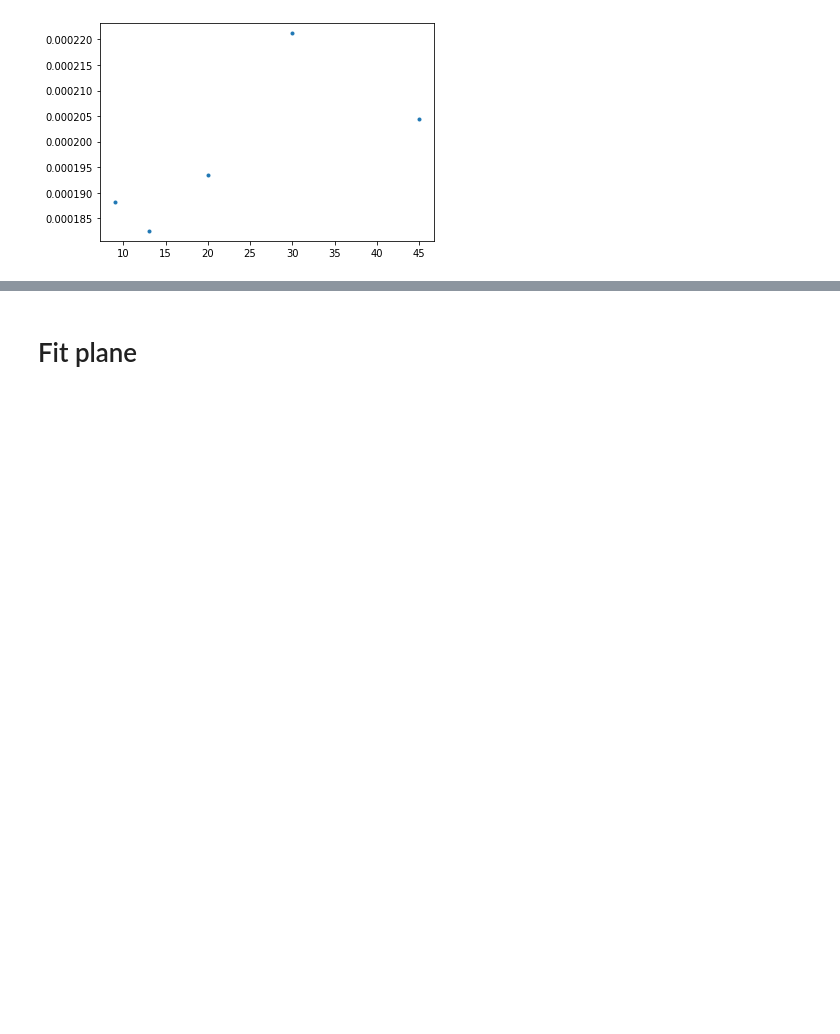
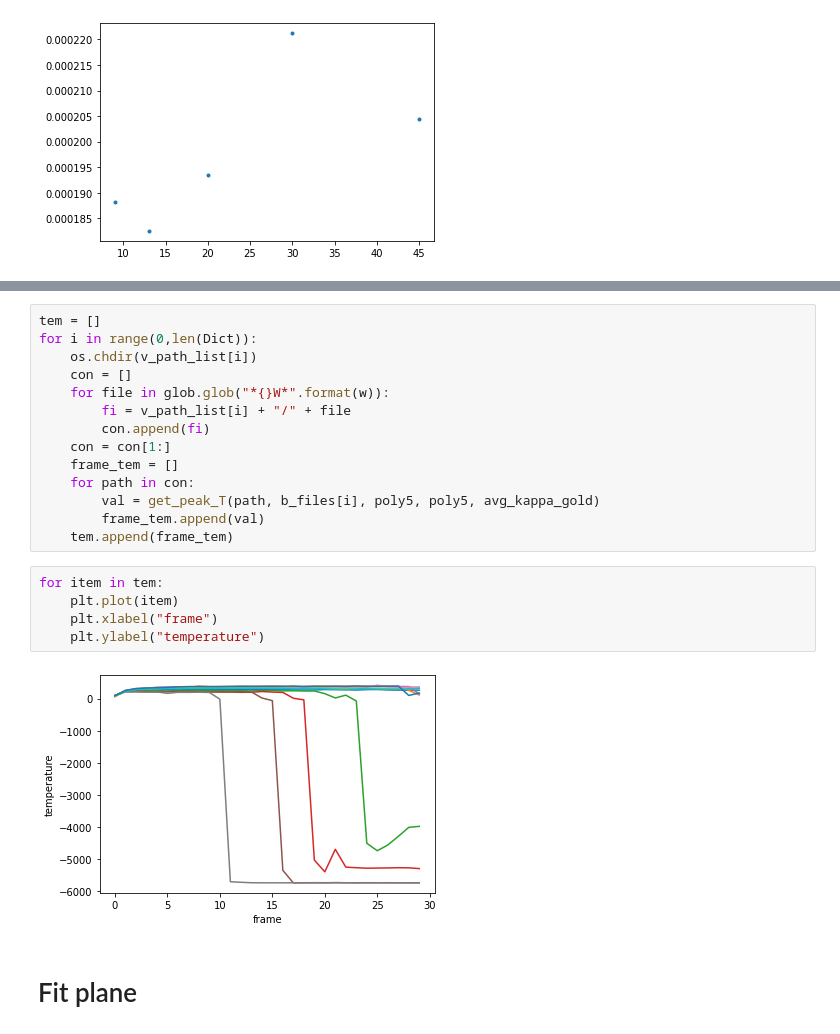
Before and after one commit to JoanneCETsai/Temperature_Calibration, a Jupyter notebook: main.ipynb, the cells around one changed output, grey strips where cells are left out. Cells and saved outputs as stored; diff of their text form; blank space fills up the shorter version.

```diff
--- a/main.ipynb
+++ b/main.ipynb
@@ -257,2 +287,23 @@ plt.plot(list(Dict_si.keys()), kappa_si, '.')
+# %%
+tem = []
+for i in range(0,len(Dict)):
+    os.chdir(v_path_list[i])
+    con = []
+    for file in glob.glob("*{}W*".format(w)):
+        fi = v_path_list[i] + "/" + file
+        con.append(fi)
+    con = con[1:]
+    frame_tem = []
+    for path in con:
+        val = get_peak_T(path, b_files[i], poly5, poly5, avg_kappa_gold)
+        frame_tem.append(val)
+    tem.append(frame_tem)
+# %%
+for item in tem:
+    plt.plot(item)
+    plt.xlabel("frame")
+    plt.ylabel("temperature")
+# %% [output]
+[figure, added]
 # %% [markdown]
 # Fit plane
```
Also changed, not shown: parts of 8 cells of this notebook, 1 other file.
